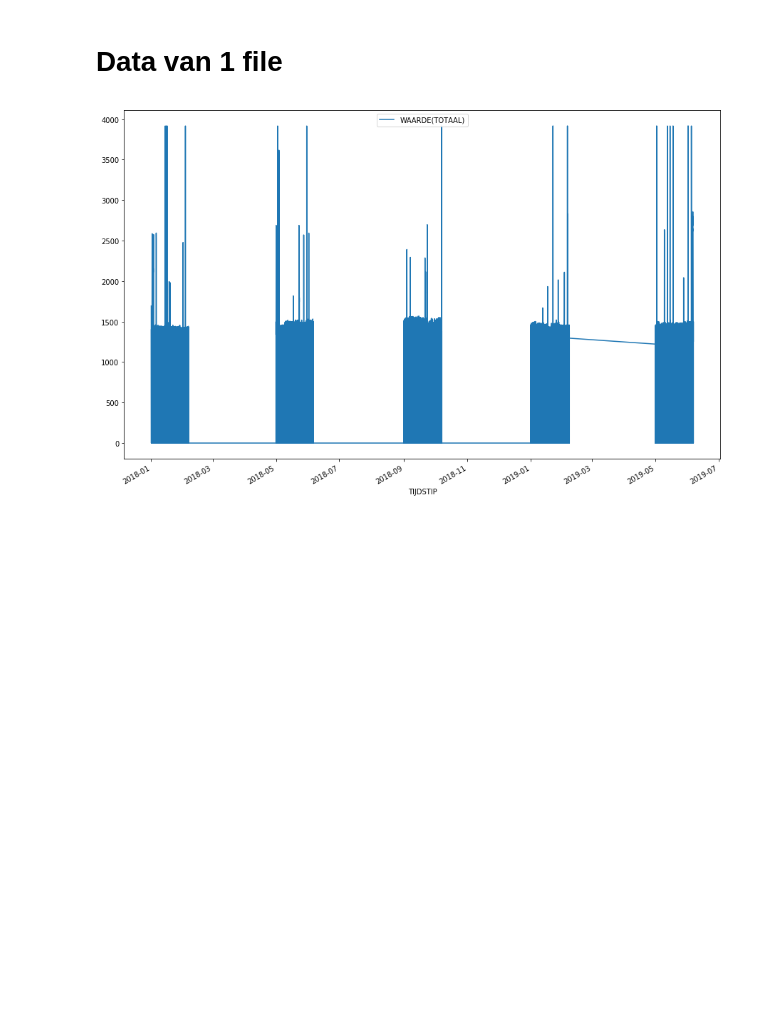
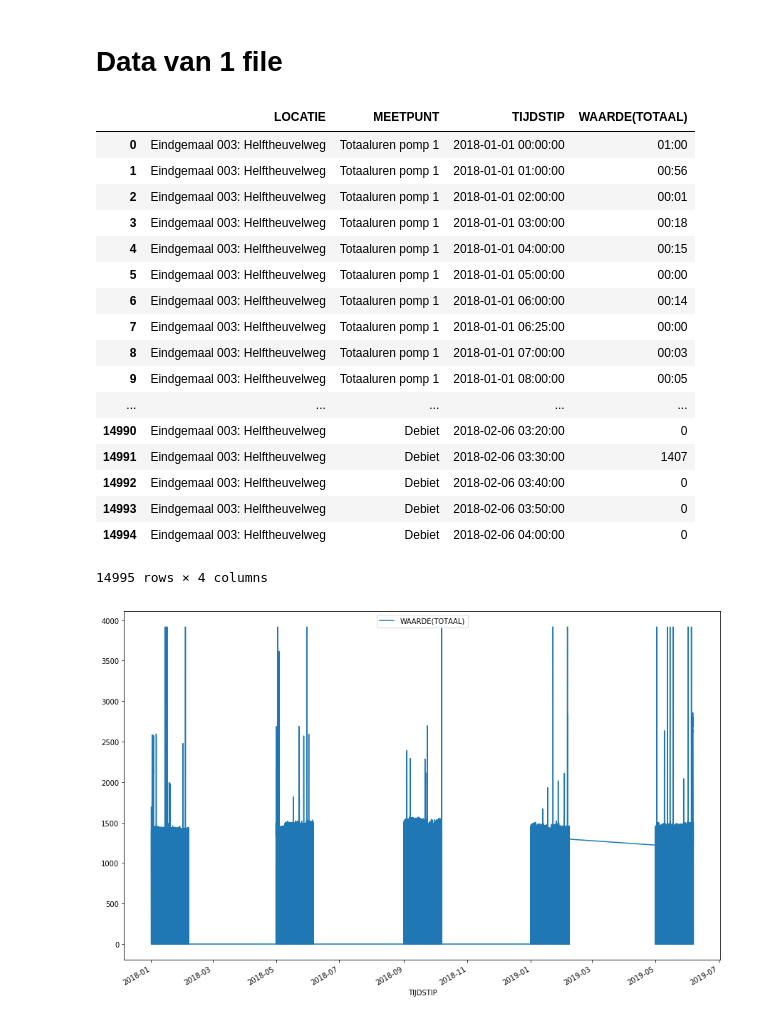
Before and after one commit to Trezorro/waterschap-datachallenge, a Jupyter notebook: Flow visualization db.ipynb, the cells around one changed output. Cells and saved outputs as stored; diff of their text form; code cells hidden in the pictures; blank space fills up the shorter version.

Commit message:
Unpacking flow data

```diff
--- a/Flow visualization db.ipynb
+++ b/Flow visualization db.ipynb
@@ -21,7 +21,27 @@ data['TIJDSTIP'] = pd.to_datetime(data['TIJDSTIP'], format = '%d-%m-%Y (%H:%M uu
 # %%
 #data.groupby('LOCATIE').apply(lambda x: x.sort_values(['TIJDSTIP']))
 #debiet = data[data['MEETPUNT'] == 'Debiet ']
 data2 = data.groupby(['LOCATIE', 'MEETPUNT'])
+data
+# %% [output]
+|  | LOCATIE | MEETPUNT | TIJDSTIP | WAARDE(TOTAAL) |
+| 0 | Eindgemaal 003: Helftheuvelweg | Totaaluren pomp 1 | 2018-01-01 00:00:00 | 01:00 |
+| 1 | Eindgemaal 003: Helftheuvelweg | Totaaluren pomp 1 | 2018-01-01 01:00:00 | 00:56 |
+| 2 | Eindgemaal 003: Helftheuvelweg | Totaaluren pomp 1 | 2018-01-01 02:00:00 | 00:01 |
+| 3 | Eindgemaal 003: Helftheuvelweg | Totaaluren pomp 1 | 2018-01-01 03:00:00 | 00:18 |
+| 4 | Eindgemaal 003: Helftheuvelweg | Totaaluren pomp 1 | 2018-01-01 04:00:00 | 00:15 |
+| 5 | Eindgemaal 003: Helftheuvelweg | Totaaluren pomp 1 | 2018-01-01 05:00:00 | 00:00 |
+| 6 | Eindgemaal 003: Helftheuvelweg | Totaaluren pomp 1 | 2018-01-01 06:00:00 | 00:14 |
+| 7 | Eindgemaal 003: Helftheuvelweg | Totaaluren pomp 1 | 2018-01-01 06:25:00 | 00:00 |
+| 8 | Eindgemaal 003: Helftheuvelweg | Totaaluren pomp 1 | 2018-01-01 07:00:00 | 00:03 |
+| 9 | Eindgemaal 003: Helftheuvelweg | Totaaluren pomp 1 | 2018-01-01 08:00:00 | 00:05 |
+| ... | ... | ... | ... | ... |
+| 14990 | Eindgemaal 003: Helftheuvelweg | Debiet | 2018-02-06 03:20:00 | 0 |
+| 14991 | Eindgemaal 003: Helftheuvelweg | Debiet | 2018-02-06 03:30:00 | 1407 |
+| 14992 | Eindgemaal 003: Helftheuvelweg | Debiet | 2018-02-06 03:40:00 | 0 |
+| 14993 | Eindgemaal 003: Helftheuvelweg | Debiet | 2018-02-06 03:50:00 | 0 |
+| 14994 | Eindgemaal 003: Helftheuvelweg | Debiet | 2018-02-06 04:00:00 | 0 |
+14995 rows × 4 columns
 # %%
 ## Making a plot of the debiet for all pumps, there is only one so only one plot
 
```
Also changed, not shown: parts of 1 cell of this notebook, 1 other file.
